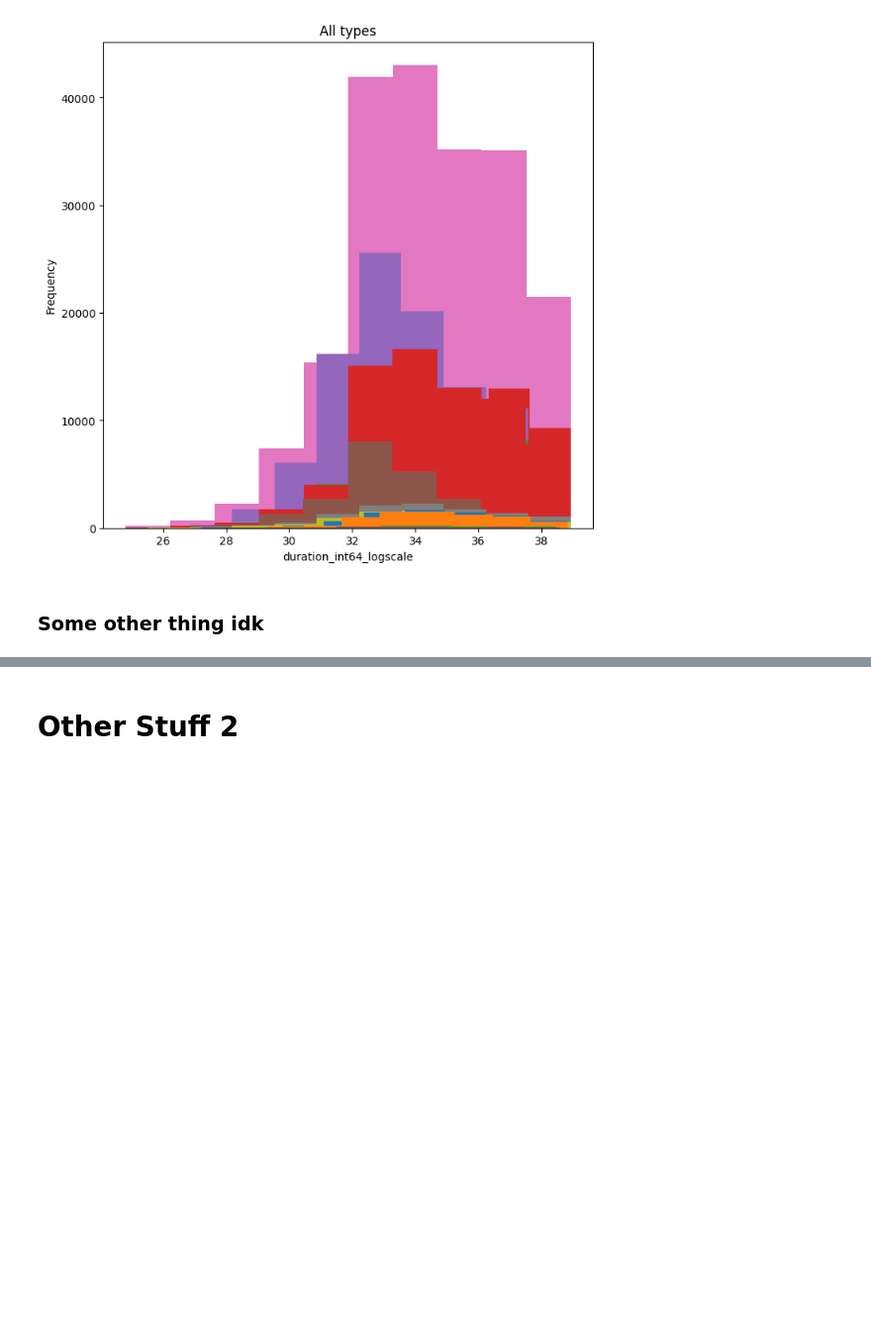
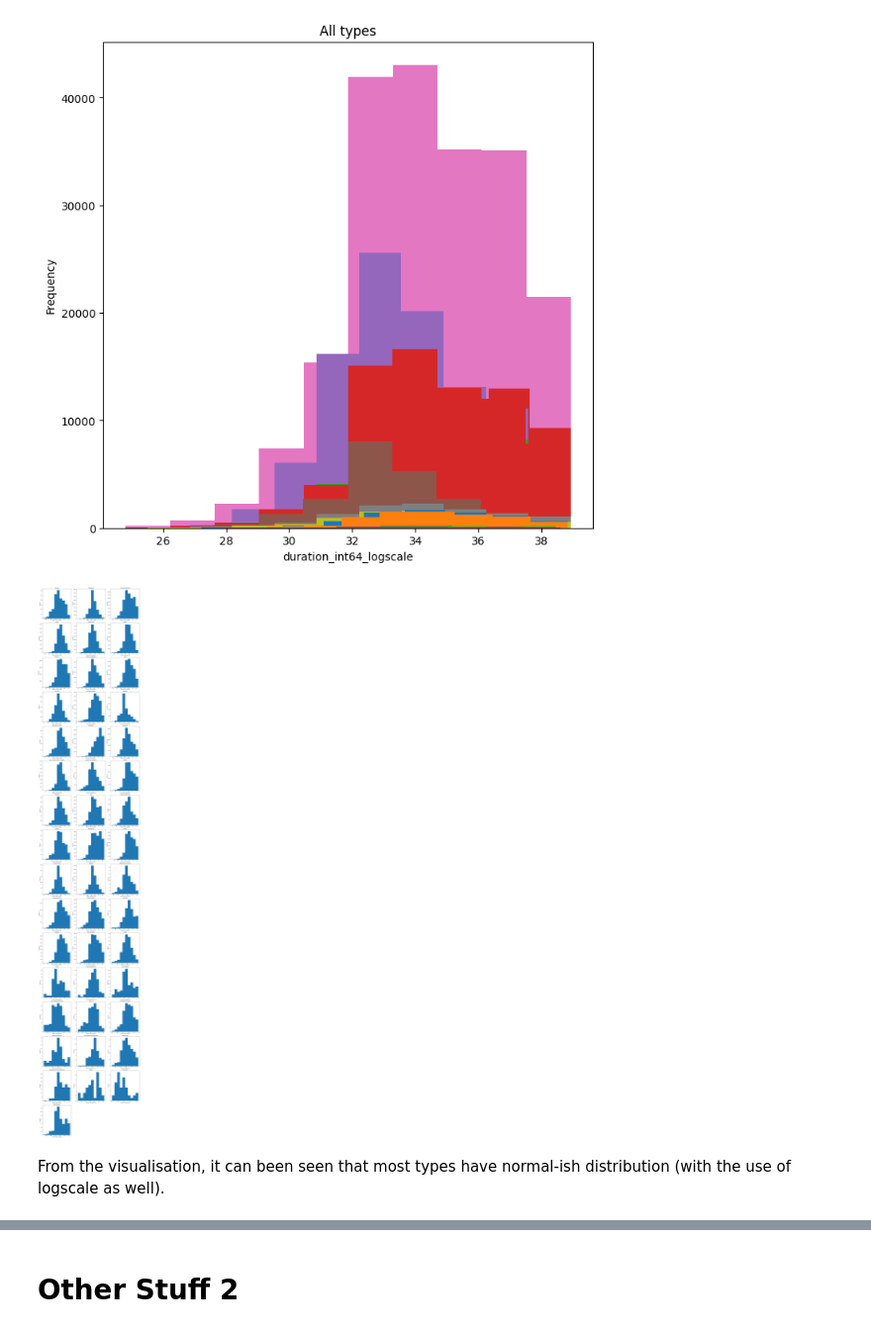
Before and after one commit to KhopSun/ChAMP_DataTrack_DADS, a Jupyter notebook: Question2_Part3.ipynb, the cells around one changed output, grey strips where cells are left out. Shown at 99% size. Cells and saved outputs as stored; diff of their text form; code cells hidden in the pictures; blank space fills up the shorter version.

```diff
--- a/Question2_Part3.ipynb
+++ b/Question2_Part3.ipynb
@@ -777,5 +797,27 @@ plt.show()
 #     combined_exploded_averages_df_bkk[combined_exploded_averages_df_bkk['type_eng'] == type_mapper[i]]['duration_int64_logscale'].plot(kind='hist', title=type_mapper[i], figsize=(4, 4), xlabel='duration_int64_logscale')
 
 # This works but the plots are too separated
-# %% [markdown]
-### Some other thing idk
+# %%
+figures_per_row = 3 # Number of figures per row
+num_figures = len(type_list)
+num_rows = (num_figures + figures_per_row - 1) // figures_per_row  # Calculate the number of rows
+
+fig, axes = plt.subplots(num_rows, figures_per_row, figsize=(figures_per_row * 6, num_rows * 6))
+axes = axes.flatten()  # Flatten axes array to make it easier to index
+
+# Plot each figure
+for idx, i in enumerate(type_list):
+    ax = axes[idx]
+    data = combined_exploded_averages_df_bkk[combined_exploded_averages_df_bkk['type_eng'] == type_mapper[i]]['duration_int64_logscale']
+    data.plot(kind='hist', ax=ax, title=type_mapper[i], xlabel='duration_int64_logscale')
+
+# Hide any unused subplots
+for idx in range(num_figures, len(axes)):
+    fig.delaxes(axes[idx])
+
+plt.tight_layout()
+plt.show()
+# %% [output]
+[figure, added]
+# %% [markdown]
+From the visualisation, it can been seen that most types have normal-ish distribution (with the use of logscale as well).
```
Also changed, not shown: parts of 9 cells of this notebook.
